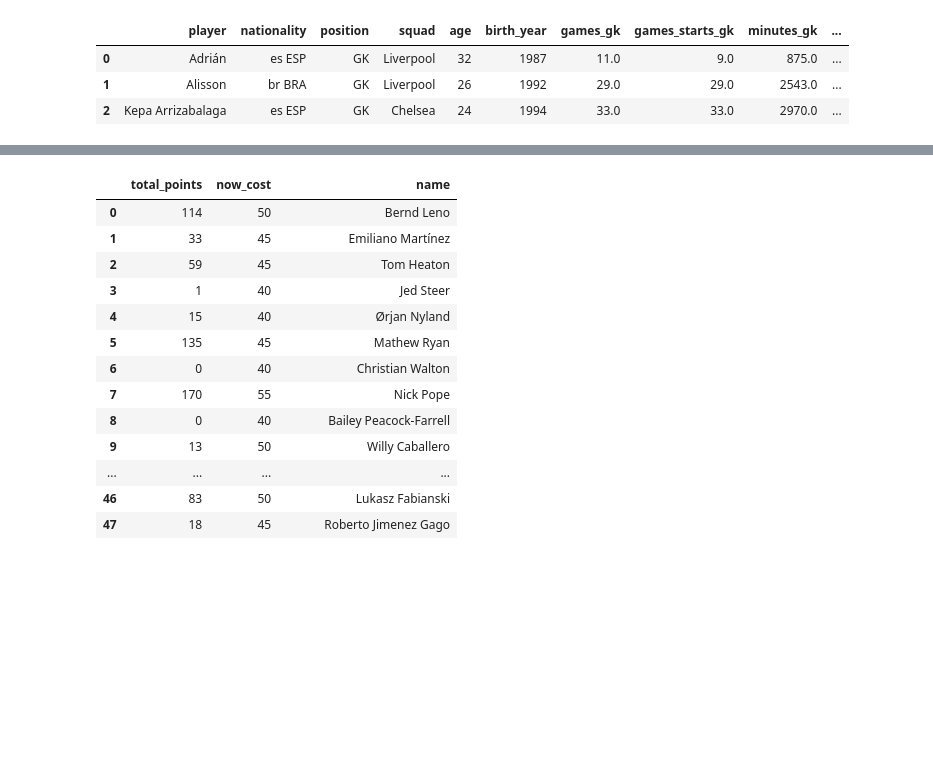
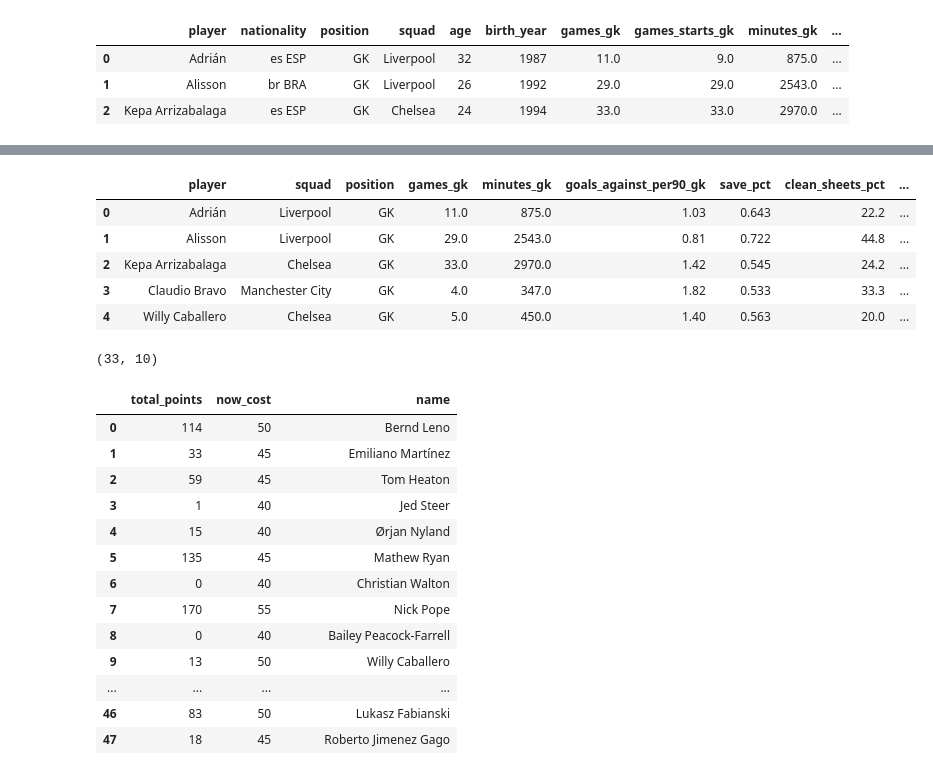
Before and after one commit to sidthakur08/fpl_explore, a Jupyter notebook: dashboard_explore.ipynb, the cells around one changed output, grey strips where cells are left out. Drawn from its saved outputs; the diff is of its cells as text; code cells hidden in the pictures; blank space fills up the shorter version.

```diff
--- a/dashboard_explore.ipynb
+++ b/dashboard_explore.ipynb
@@ -58,3 +61,19 @@ keeper
+# %%
+# removing relegated teams and their players
+relegated = ['Bournemoth','Norwich City','Watford']
+keeper = keeper[~keeper['squad'].isin(relegated)]
+keeper.head()
+# %% [output]
+|  | player | squad | position | games_gk | minutes_gk | goals_against_per90_gk | save_pct | clean_sheets_pct | ... |
+| 0 | Adrián | Liverpool | GK | 11.0 | 875.0 | 1.03 | 0.643 | 22.2 | ... |
+| 1 | Alisson | Liverpool | GK | 29.0 | 2543.0 | 0.81 | 0.722 | 44.8 | ... |
+| 2 | Kepa Arrizabalaga | Chelsea | GK | 33.0 | 2970.0 | 1.42 | 0.545 | 24.2 | ... |
+| 3 | Claudio Bravo | Manchester City | GK | 4.0 | 347.0 | 1.82 | 0.533 | 33.3 | ... |
+| 4 | Willy Caballero | Chelsea | GK | 5.0 | 450.0 | 1.40 | 0.563 | 20.0 | ... |
+# %%
+keeper.shape
+# %% [output]
+(33, 10)
 # %%
 fpl_gk = fpl[fpl['element_type']=='GK'].loc[:,['first_name','second_name','total_points','now_cost']].reset_index(drop=True)
 fpl_gk['name'] = fpl_gk['first_name'].str.cat(fpl_gk['second_name'],sep=' ')
```
Also changed, not shown: parts of 6 cells of this notebook, 1 other file.
